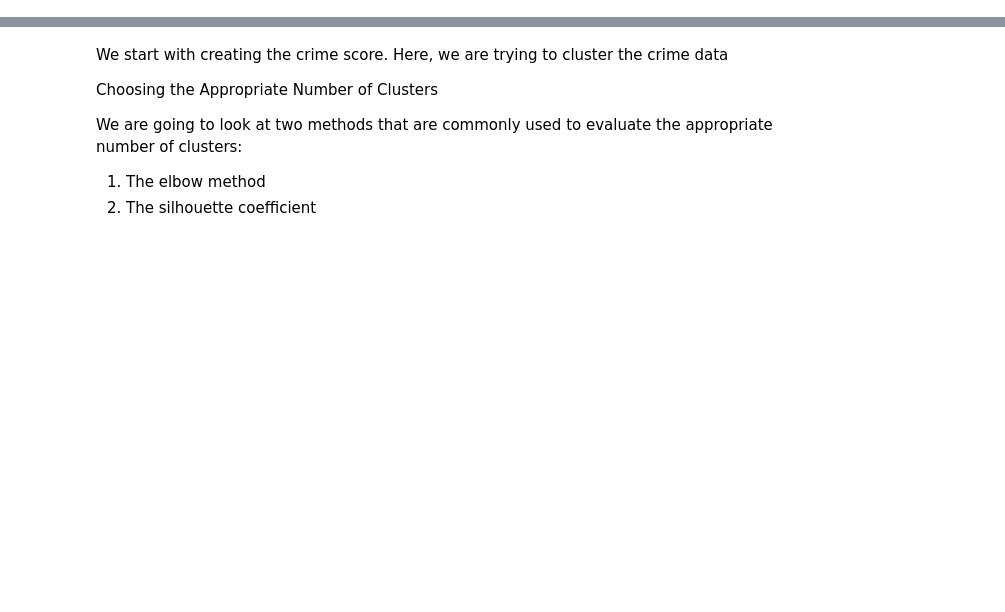
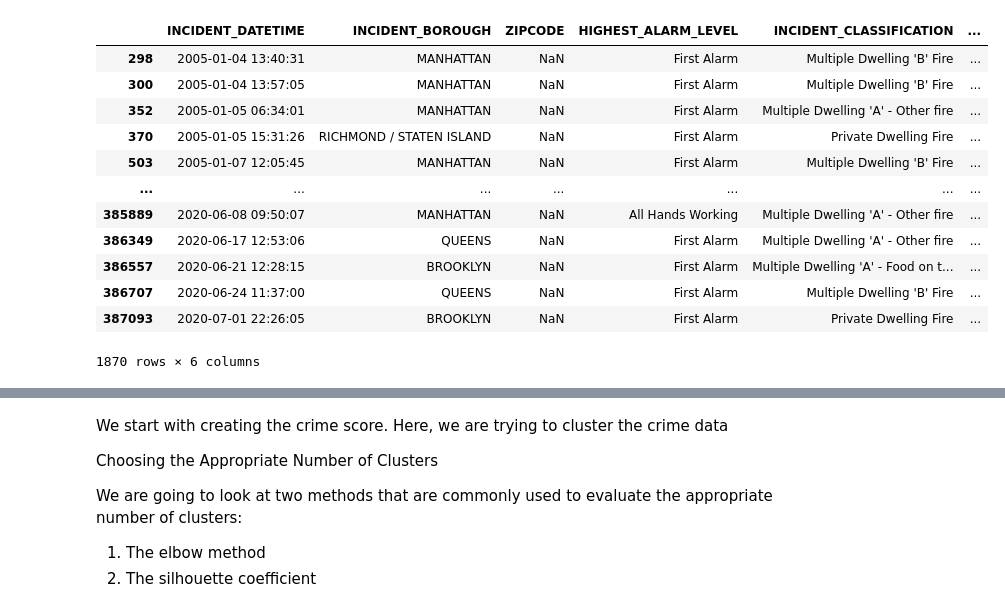
Before and after one commit to kkrusere/Developing-a-Score-to-Measure-Riskiness-of-Residential-Properties-Insurance, a Jupyter notebook: modeling.ipynb, the cells around one changed output, grey strips where cells are left out. Drawn from its saved outputs; the diff is of its cells as text; code cells hidden in the pictures; blank space fills up the shorter version.

```diff
--- a/modeling.ipynb
+++ b/modeling.ipynb
@@ -48,0 +74,2 @@ from sklearn.metrics import silhouette_score
+# %%
+data = pd.read_csv("/content/drive/MyDrive/Capstone Project/Fire_Incident_Dispatch_Data.csv")
@@ -48,0 +132,16 @@ from sklearn.metrics import silhouette_score
+# %%
+data[data['ZIPCODE'].isna()]
+# %% [output]
+|  | INCIDENT_DATETIME | INCIDENT_BOROUGH | ZIPCODE | HIGHEST_ALARM_LEVEL | INCIDENT_CLASSIFICATION | ... |
+| 298 | 2005-01-04 13:40:31 | MANHATTAN | NaN | First Alarm | Multiple Dwelling 'B' Fire | ... |
+| 300 | 2005-01-04 13:57:05 | MANHATTAN | NaN | First Alarm | Multiple Dwelling 'B' Fire | ... |
+| 352 | 2005-01-05 06:34:01 | MANHATTAN | NaN | First Alarm | Multiple Dwelling 'A' - Other fire | ... |
+| 370 | 2005-01-05 15:31:26 | RICHMOND / STATEN ISLAND | NaN | First Alarm | Private Dwelling Fire | ... |
+| 503 | 2005-01-07 12:05:45 | MANHATTAN | NaN | First Alarm | Multiple Dwelling 'B' Fire | ... |
+| ... | ... | ... | ... | ... | ... | ... |
+| 385889 | 2020-06-08 09:50:07 | MANHATTAN | NaN | All Hands Working | Multiple Dwelling 'A' - Other fire | ... |
+| 386349 | 2020-06-17 12:53:06 | QUEENS | NaN | First Alarm | Multiple Dwelling 'A' - Other fire | ... |
+| 386557 | 2020-06-21 12:28:15 | BROOKLYN | NaN | First Alarm | Multiple Dwelling 'A' - Food on t... | ... |
+| 386707 | 2020-06-24 11:37:00 | QUEENS | NaN | First Alarm | Multiple Dwelling 'B' Fire | ... |
+| 387093 | 2020-07-01 22:26:05 | BROOKLYN | NaN | First Alarm | Private Dwelling Fire | ... |
+1870 rows × 6 columns
```
Also changed, not shown: parts of 28 cells of this notebook.
